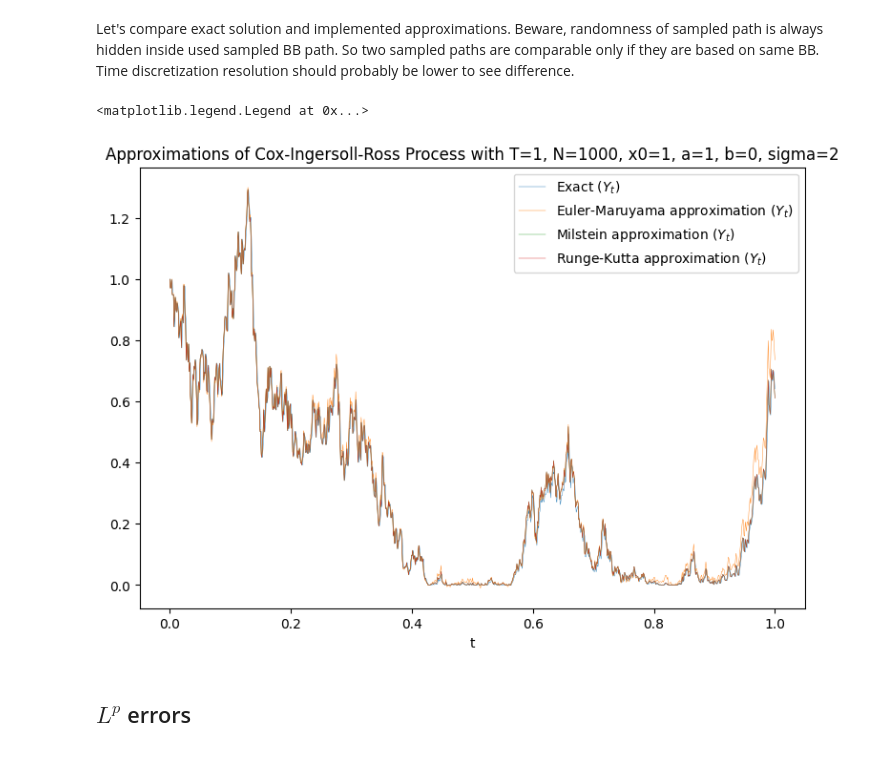
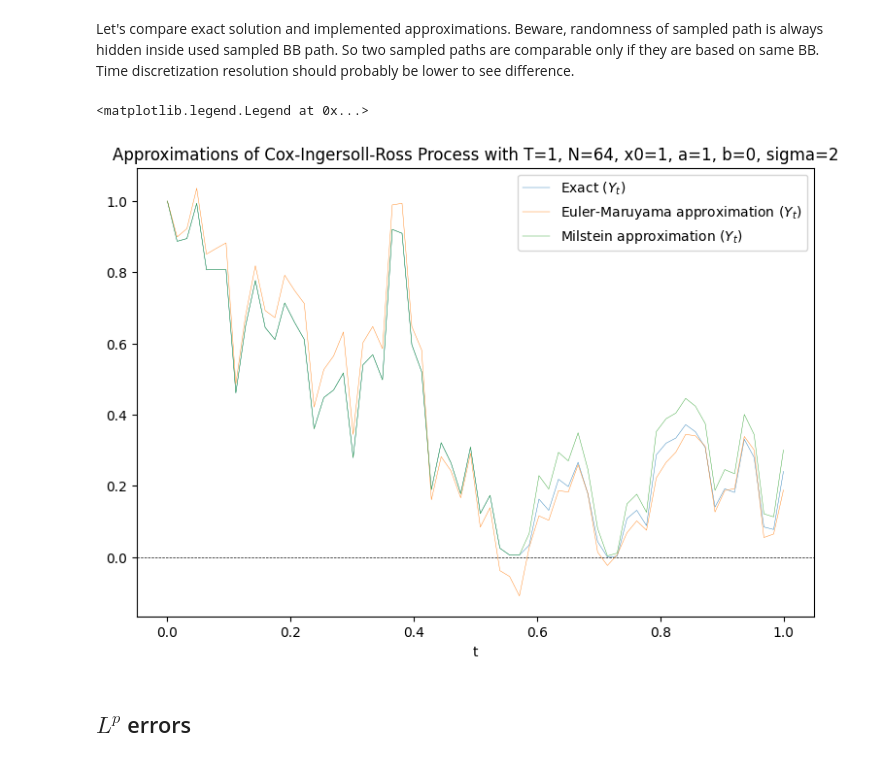
Before and after one commit to Sleepon1805/SDE_Simulation, a Jupyter notebook: sde_simulation_demo.ipynb, the cells around one changed output. Drawn from its saved outputs; the diff is of its cells as text; code cells hidden in the pictures.

```diff
--- a/sde_simulation_demo.ipynb
+++ b/sde_simulation_demo.ipynb
@@ -180,7 +180,7 @@ class CoxIngersollRoss(SDE):
             X = np.zeros(self.N)
             X[0] = self.x0
             for i in range(self.N-1):
-                X[i+1] = (U[i] + np.exp(-self.b * self.ts[i] / 2) * (-np.minimum(0, np.min(inf_inputs[:i+1])))) ** 2
+                X[i+1] = (U[i+1] + np.exp(-self.b * self.ts[i] / 2) * (-np.minimum(0, np.min(inf_inputs[:i+1])))) ** 2
         else:
             raise NotImplementedError("Exact solution is not implemented or not known")
         return X
@@ -266,7 +285,11 @@ for i in range(len(mus)):
 # %% [markdown]
 We define several approximation methods for SDEs. We will use them to approximate exact solutions of SDEs and calculate convergence rates.
 # %%
-APPROXIMATION_METHODS = ['Euler-Maruyama', 'Milstein', 'Runge-Kutta']  # list of methods to use
+APPROXIMATION_METHODS = [
+    'Euler-Maruyama',
+    'Milstein',
+    # 'Runge-Kutta'
+]  # list of methods to use
 
 def euler_maruyama(sde: SDE, W: np.ndarray):
     dW = np.diff(W)
@@ -329,23 +352,24 @@ def approximation_method(name: str):
 Let's compare exact solution and implemented approximations. Beware, randomness of sampled path is always hidden inside used sampled BB path. So two sampled paths are comparable only if they are based on same BB.
 Time discretization resolution should probably be lower to see difference.
 # %%
-plt.title(f'Approximations of {sde}')
-
+sde.update_time_discretization(num_steps=64)
 brownian_motion = sde.sample_brownian_motion(seed=SEED)
 
 # Exact solution
 exact_solution = sde.exact_solution(brownian_motion)
 plt.plot(sde.ts, exact_solution, label="Exact ($Y_t$)", linewidth=0.3)
+plt.axhline(y = 0, color = 'k', linestyle = '--', linewidth = 0.5)
 
 # Approximations
 for method_name in APPROXIMATION_METHODS:
     approximation = approximation_method(method_name)(sde, brownian_motion)
     plt.plot(sde.ts, approximation, label=f"{method_name} approximation ($Y_t$)", linewidth=0.3)
+    plt.title(f'Approximations of {sde}')
 plt.xlabel('t')
 plt.legend()
 # %% [output]
 <matplotlib.legend.Legend at 0x...>
-[figure, old version]
+[figure, new version]
 # %% [markdown]
 ## $L^p$ errors
 # %% [markdown]
```
Also changed, not shown: parts of 8 cells of this notebook, 2 other files.
